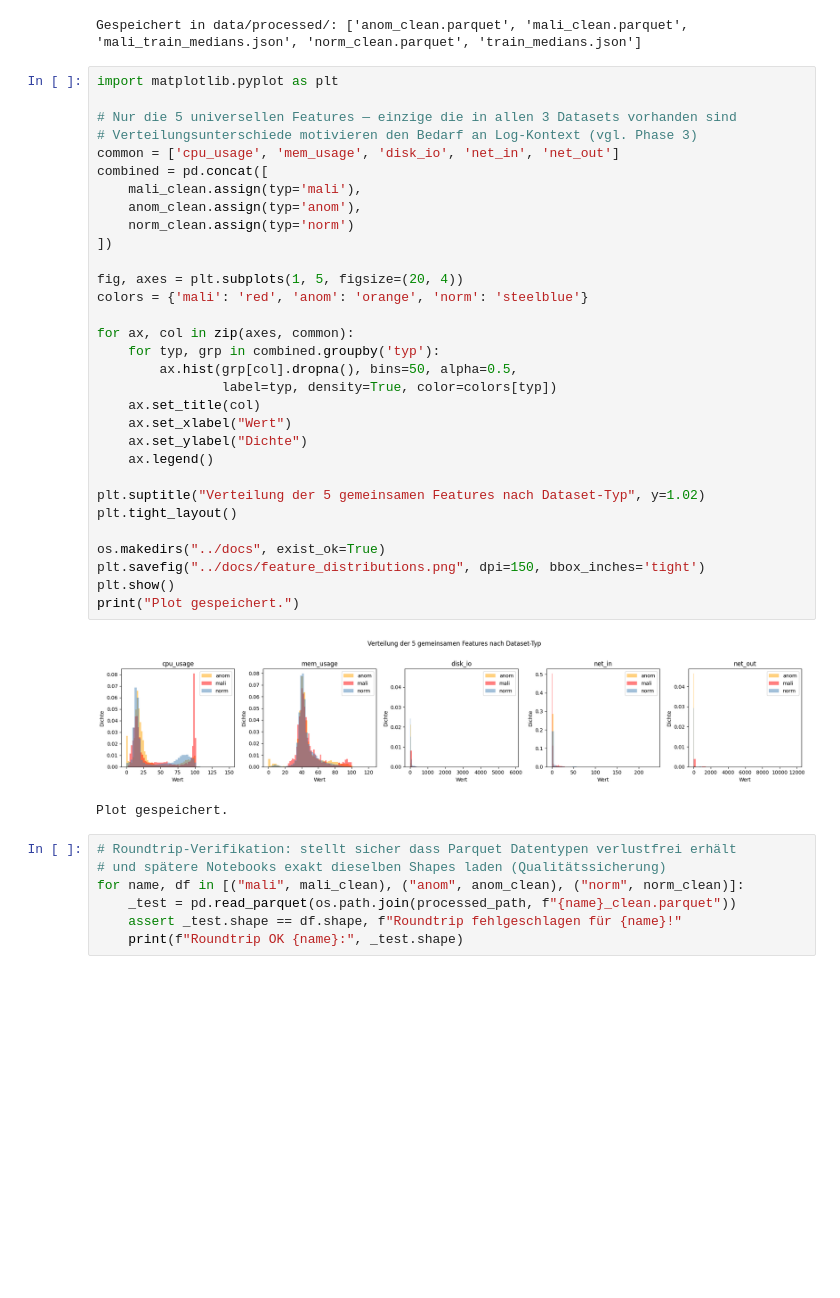
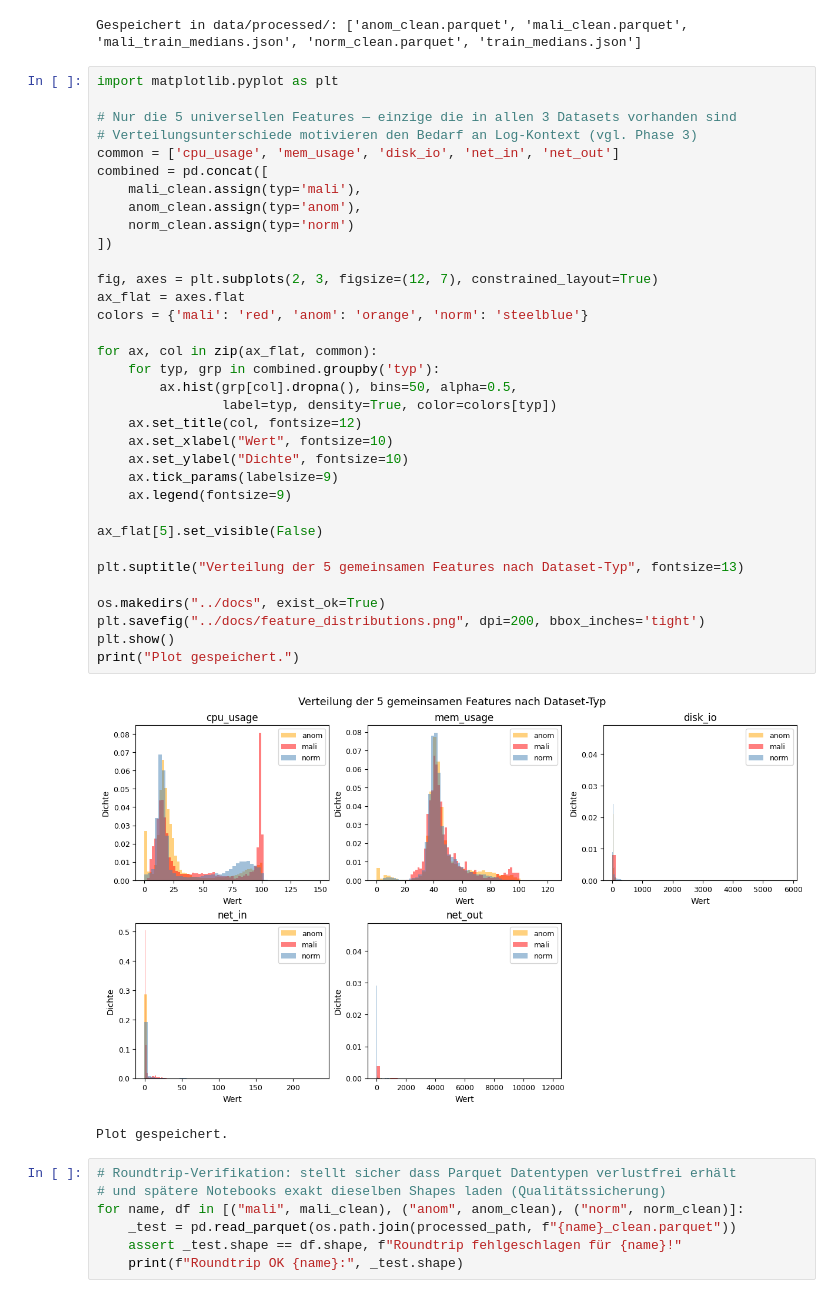
Before and after one commit to Nirosh04/bachelorarbeit-cloudanobench, a Jupyter notebook: notebooks/01_data_exploration.ipynb, the cells around one changed output. Drawn from its saved outputs; the diff is of its cells as text; blank space fills up the shorter version.

Commit message:
Abbildung der Feature-Verteilungen lesbarer darstellen

```diff
--- a/notebooks/01_data_exploration.ipynb
+++ b/notebooks/01_data_exploration.ipynb
@@ -334,36 +337,39 @@ Gespeichert in data/processed/: ['anom_clean.parquet', 'mali_clean.parquet', 'ma
 # %%
 import matplotlib.pyplot as plt
 
 # Nur die 5 universellen Features — einzige die in allen 3 Datasets vorhanden sind
 # Verteilungsunterschiede motivieren den Bedarf an Log-Kontext (vgl. Phase 3)
 common = ['cpu_usage', 'mem_usage', 'disk_io', 'net_in', 'net_out']
 combined = pd.concat([
     mali_clean.assign(typ='mali'),
     anom_clean.assign(typ='anom'),
     norm_clean.assign(typ='norm')
 ])
 
-fig, axes = plt.subplots(1, 5, figsize=(20, 4))
+fig, axes = plt.subplots(2, 3, figsize=(12, 7), constrained_layout=True)
+ax_flat = axes.flat
 colors = {'mali': 'red', 'anom': 'orange', 'norm': 'steelblue'}
 
-for ax, col in zip(axes, common):
+for ax, col in zip(ax_flat, common):
     for typ, grp in combined.groupby('typ'):
         ax.hist(grp[col].dropna(), bins=50, alpha=0.5,
                 label=typ, density=True, color=colors[typ])
-    ax.set_title(col)
-    ax.set_xlabel("Wert")
-    ax.set_ylabel("Dichte")
-    ax.legend()
+    ax.set_title(col, fontsize=12)
+    ax.set_xlabel("Wert", fontsize=10)
+    ax.set_ylabel("Dichte", fontsize=10)
+    ax.tick_params(labelsize=9)
+    ax.legend(fontsize=9)
 
-plt.suptitle("Verteilung der 5 gemeinsamen Features nach Dataset-Typ", y=1.02)
-plt.tight_layout()
+ax_flat[5].set_visible(False)
+
+plt.suptitle("Verteilung der 5 gemeinsamen Features nach Dataset-Typ", fontsize=13)
 
 os.makedirs("../docs", exist_ok=True)
-plt.savefig("../docs/feature_distributions.png", dpi=150, bbox_inches='tight')
+plt.savefig("../docs/feature_distributions.png", dpi=200, bbox_inches='tight')
 plt.show()
 print("Plot gespeichert.")
 # %% [output]
-[figure, old version]
+[figure, new version]
 Plot gespeichert.
 # %%
 # Roundtrip-Verifikation: stellt sicher dass Parquet Datentypen verlustfrei erhält
```
Also changed, not shown: parts of 5 cells of this notebook, 1 other file.
